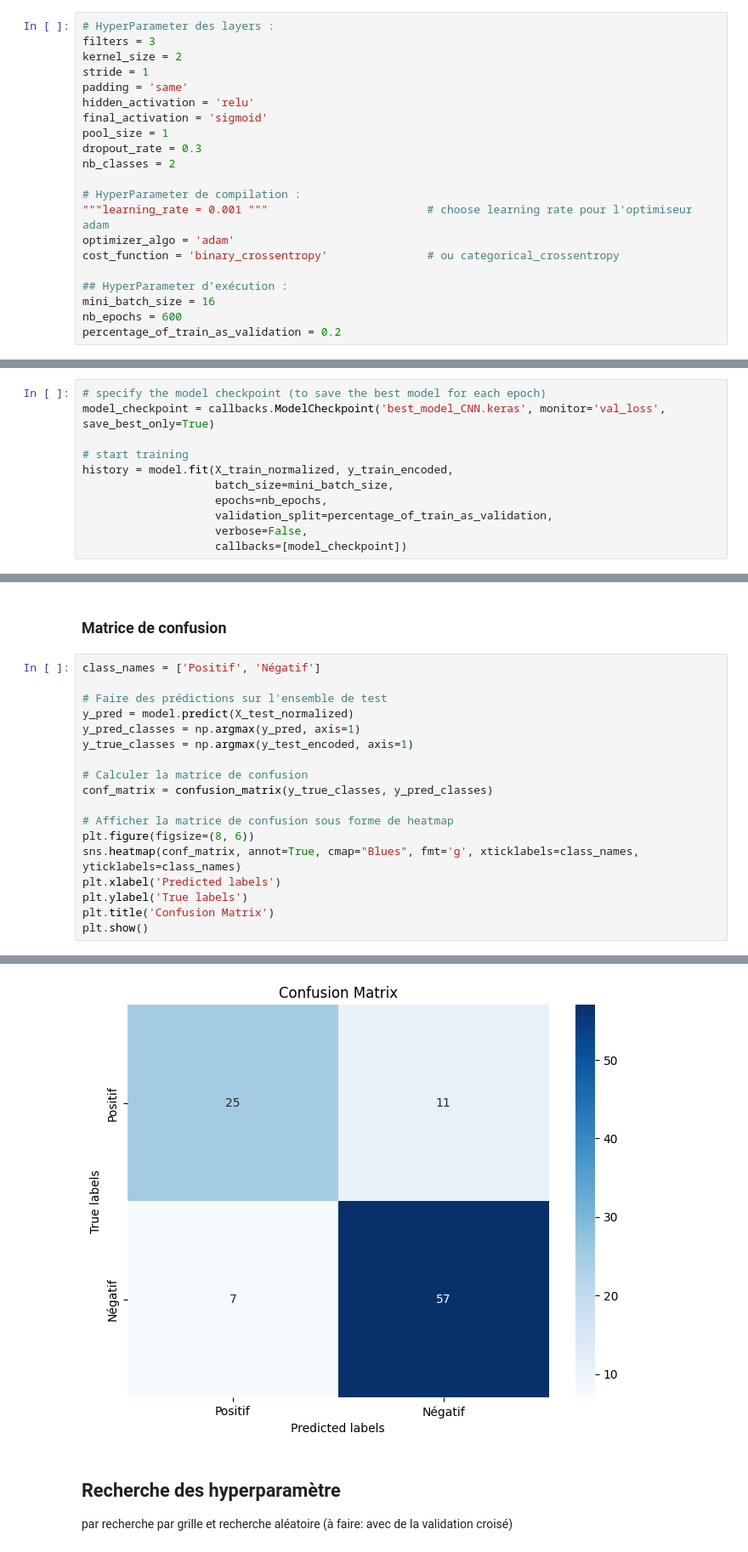
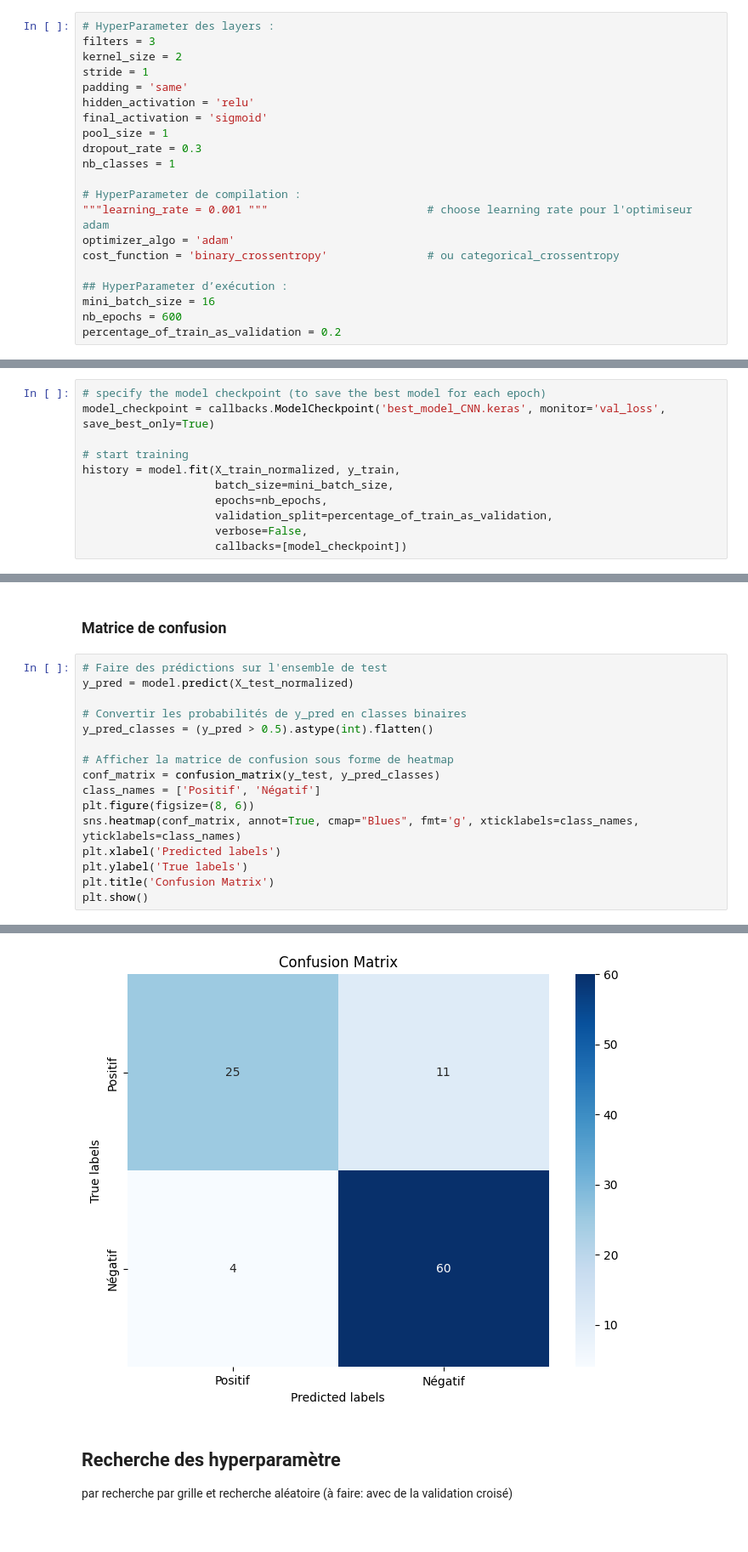
Before and after one commit to Transformot/deep-learning_project, a Jupyter notebook: Convolutional-Neural-Network.ipynb, the cells around one changed output, grey strips where cells are left out. Shown at 85% size. Drawn from its saved outputs; the diff is of its cells as text.

```diff
--- a/Convolutional-Neural-Network.ipynb
+++ b/Convolutional-Neural-Network.ipynb
@@ -137,7 +137,7 @@ hidden_activation = 'relu'
 final_activation = 'sigmoid'
 pool_size = 1
 dropout_rate = 0.3
-nb_classes = 2
+nb_classes = 1
 
 # HyperParameter de compilation :
 """learning_rate = 0.001 """                        # choose learning rate pour l'optimiseur adam
@@ -203,7 +199,7 @@ Model: "functional_1"
 model_checkpoint = callbacks.ModelCheckpoint('best_model_CNN.keras', monitor='val_loss', save_best_only=True)
 
 # start training
-history = model.fit(X_train_normalized, y_train_encoded,
+history = model.fit(X_train_normalized, y_train,
                     batch_size=mini_batch_size,
                     epochs=nb_epochs,
                     validation_split=percentage_of_train_as_validation,
@@ -253,17 +249,15 @@ plt.show()
 # %% [markdown]
 ### Matrice de confusion
 # %%
-class_names = ['Positif', 'Négatif']
-
 # Faire des prédictions sur l'ensemble de test
 y_pred = model.predict(X_test_normalized)
-y_pred_classes = np.argmax(y_pred, axis=1)
-y_true_classes = np.argmax(y_test_encoded, axis=1)
 
-# Calculer la matrice de confusion
-conf_matrix = confusion_matrix(y_true_classes, y_pred_classes)
+# Convertir les probabilités de y_pred en classes binaires
+y_pred_classes = (y_pred > 0.5).astype(int).flatten()
 
 # Afficher la matrice de confusion sous forme de heatmap
+conf_matrix = confusion_matrix(y_test, y_pred_classes)
+class_names = ['Positif', 'Négatif']
 plt.figure(figsize=(8, 6))
 sns.heatmap(conf_matrix, annot=True, cmap="Blues", fmt='g', xticklabels=class_names, yticklabels=class_names)
 plt.xlabel('Predicted labels')
@@ -275,4 +269,4 @@ plt.show()
-[figure, old version]
+[figure, new version]
 # %% [markdown]
 ## Recherche des hyperparamètre
 par recherche par grille et recherche aléatoire (à faire: avec de la validation croisé)
```
Also changed, not shown: parts of 8 cells of this notebook, 3 other files.
